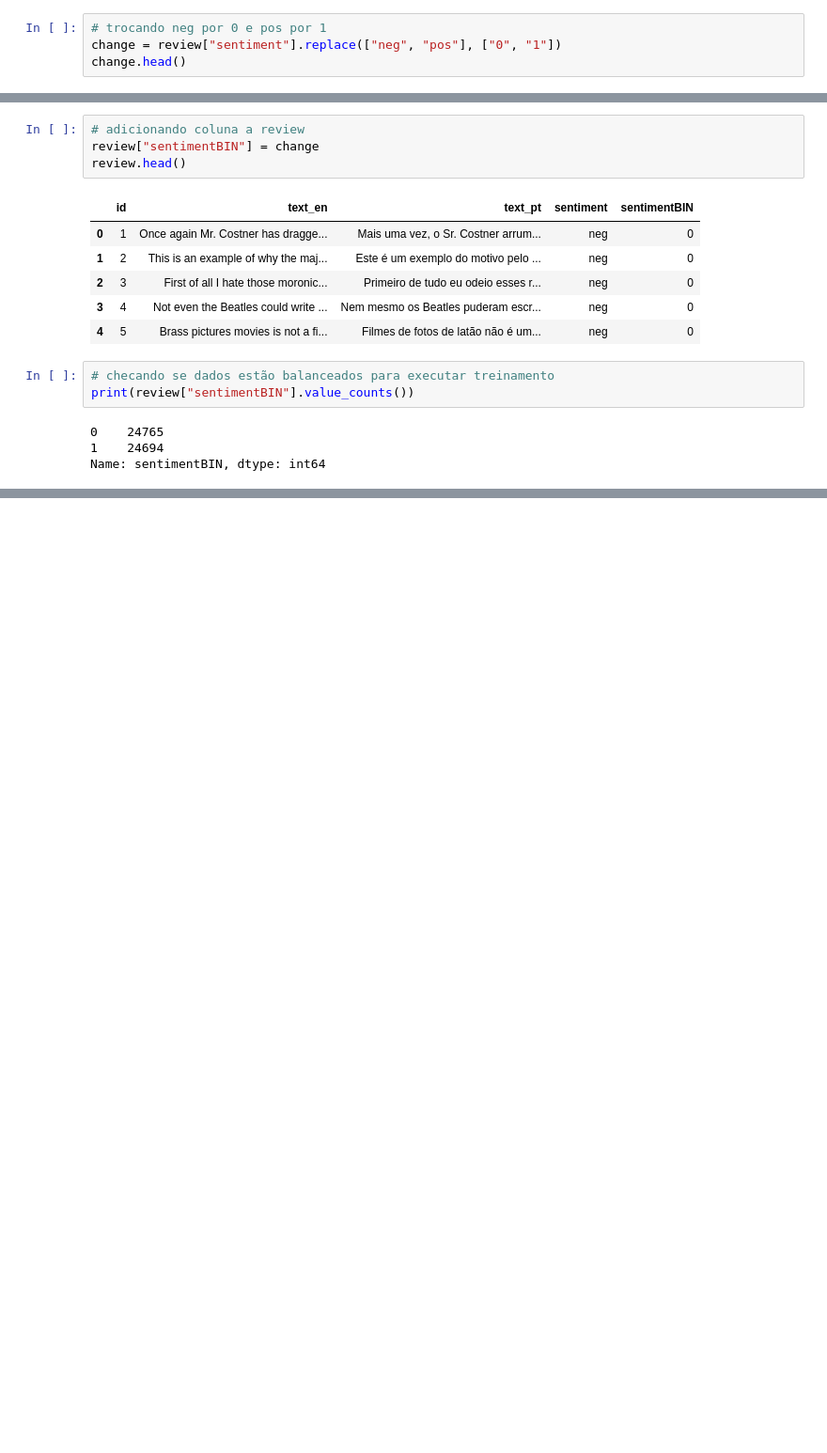
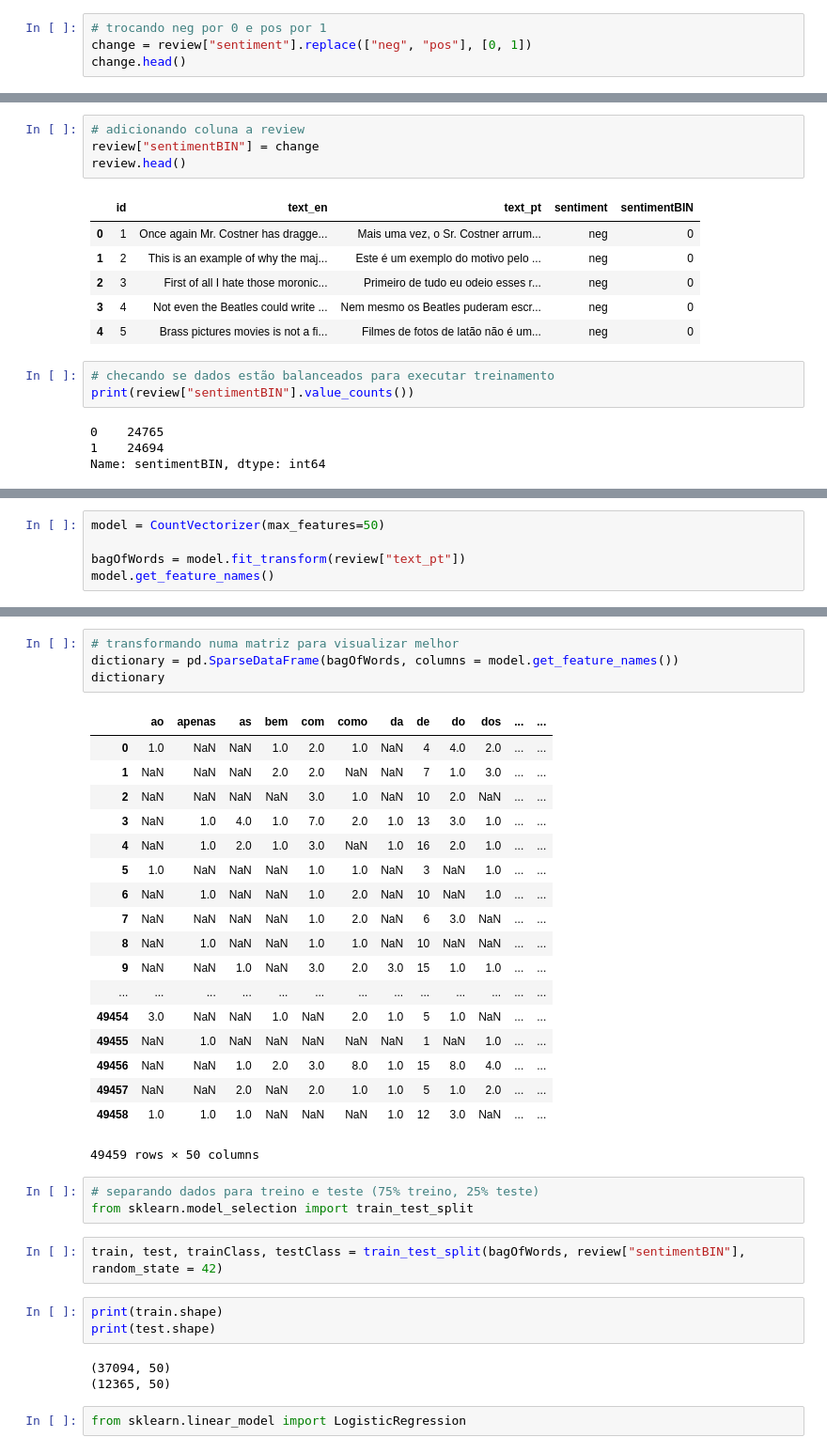
Before and after one commit to izmcm/machine-learning, a Jupyter notebook: [PLN]analise-filmes.ipynb, the cells around one changed output, grey strips where cells are left out. Shown: that part at 94% size. Cells and saved outputs as stored; diff of their text form; blank space fills up the shorter version.

Commit message:
make tests

```diff
--- a/[PLN]analise-filmes.ipynb
+++ b/[PLN]analise-filmes.ipynb
@@ -16,7 +16,7 @@ review.head()
 | 4 | 5 | Brass pictures movies is not a fi... | Filmes de fotos de latão não é um... | neg |
 # %%
 # trocando neg por 0 e pos por 1
-change = review["sentiment"].replace(["neg", "pos"], ["0", "1"])
+change = review["sentiment"].replace(["neg", "pos"], [0, 1])
 change.head()
 # %% [output]
 0    0
@@ -49,0 +52,5 @@ NameError: name 'teste' is not defined
+# %%
+model = CountVectorizer(max_features=50)
+
+bagOfWords = model.fit_transform(review["text_pt"])
+model.get_feature_names()
@@ -49,0 +75,36 @@ NameError: name 'teste' is not defined
+# %%
+# transformando numa matriz para visualizar melhor
+dictionary = pd.SparseDataFrame(bagOfWords, columns = model.get_feature_names())
+dictionary
+# %% [output]
+|  | ao | apenas | as | bem | com | como | da | de | do | dos | ... | ... |
+| 0 | 1.0 | NaN | NaN | 1.0 | 2.0 | 1.0 | NaN | 4 | 4.0 | 2.0 | ... | ... |
+| 1 | NaN | NaN | NaN | 2.0 | 2.0 | NaN | NaN | 7 | 1.0 | 3.0 | ... | ... |
+| 2 | NaN | NaN | NaN | NaN | 3.0 | 1.0 | NaN | 10 | 2.0 | NaN | ... | ... |
+| 3 | NaN | 1.0 | 4.0 | 1.0 | 7.0 | 2.0 | 1.0 | 13 | 3.0 | 1.0 | ... | ... |
+| 4 | NaN | 1.0 | 2.0 | 1.0 | 3.0 | NaN | 1.0 | 16 | 2.0 | 1.0 | ... | ... |
+| 5 | 1.0 | NaN | NaN | NaN | 1.0 | 1.0 | NaN | 3 | NaN | 1.0 | ... | ... |
+| 6 | NaN | 1.0 | NaN | NaN | 1.0 | 2.0 | NaN | 10 | NaN | 1.0 | ... | ... |
+| 7 | NaN | NaN | NaN | NaN | 1.0 | 2.0 | NaN | 6 | 3.0 | NaN | ... | ... |
+| 8 | NaN | 1.0 | NaN | NaN | 1.0 | 1.0 | NaN | 10 | NaN | NaN | ... | ... |
+| 9 | NaN | NaN | 1.0 | NaN | 3.0 | 2.0 | 3.0 | 15 | 1.0 | 1.0 | ... | ... |
+| ... | ... | ... | ... | ... | ... | ... | ... | ... | ... | ... | ... | ... |
+| 49454 | 3.0 | NaN | NaN | 1.0 | NaN | 2.0 | 1.0 | 5 | 1.0 | NaN | ... | ... |
+| 49455 | NaN | 1.0 | NaN | NaN | NaN | NaN | NaN | 1 | NaN | 1.0 | ... | ... |
+| 49456 | NaN | NaN | 1.0 | 2.0 | 3.0 | 8.0 | 1.0 | 15 | 8.0 | 4.0 | ... | ... |
+| 49457 | NaN | NaN | 2.0 | NaN | 2.0 | 1.0 | 1.0 | 5 | 1.0 | 2.0 | ... | ... |
+| 49458 | 1.0 | 1.0 | 1.0 | NaN | NaN | NaN | 1.0 | 12 | 3.0 | NaN | ... | ... |
+49459 rows × 50 columns
+# %%
+# separando dados para treino e teste (75% treino, 25% teste)
+from sklearn.model_selection import train_test_split
+# %%
+train, test, trainClass, testClass = train_test_split(bagOfWords, review["sentimentBIN"], random_state = 42)
+# %%
+print(train.shape)
+print(test.shape)
+# %% [output]
+(37094, 50)
+(12365, 50)
+# %%
+from sklearn.linear_model import LogisticRegression
```
Also changed, not shown: parts of 11 cells of this notebook.
